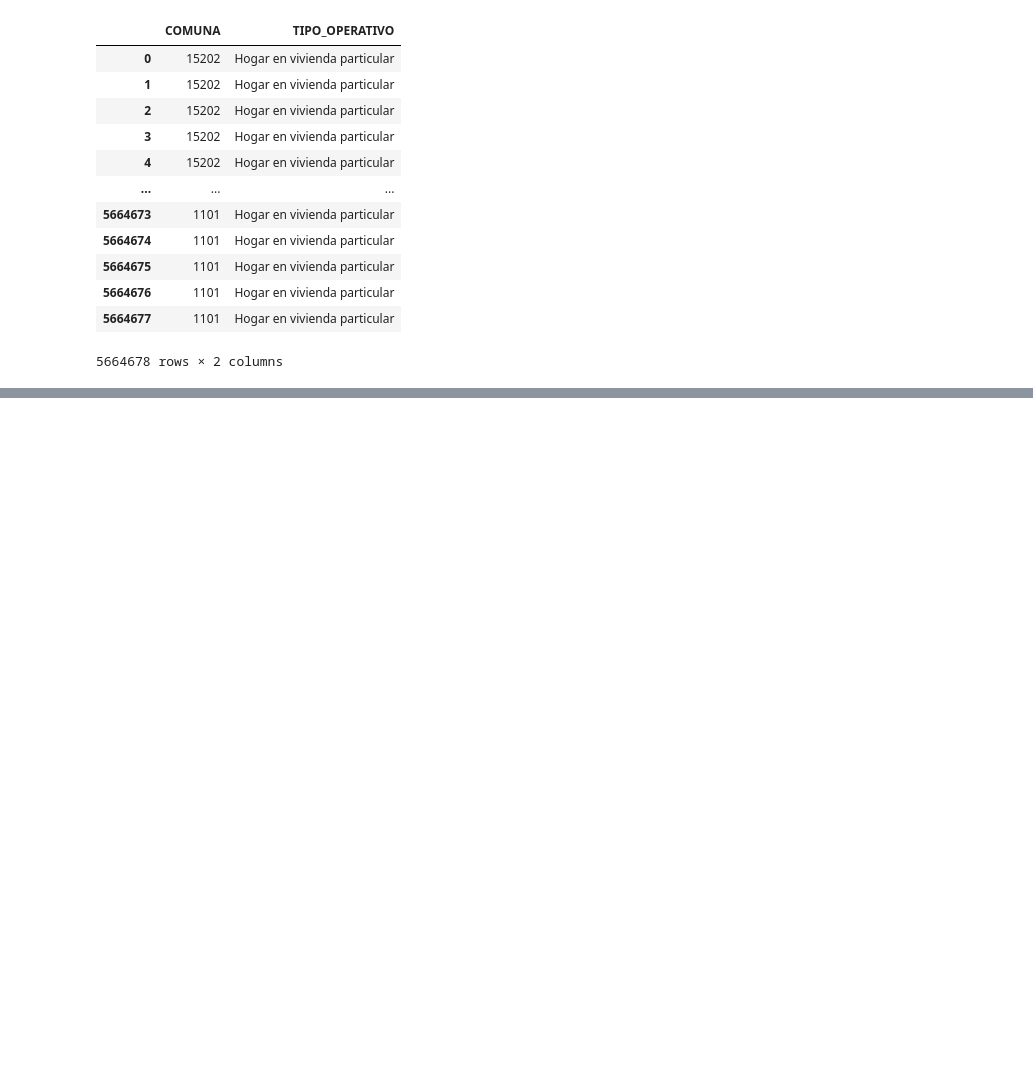
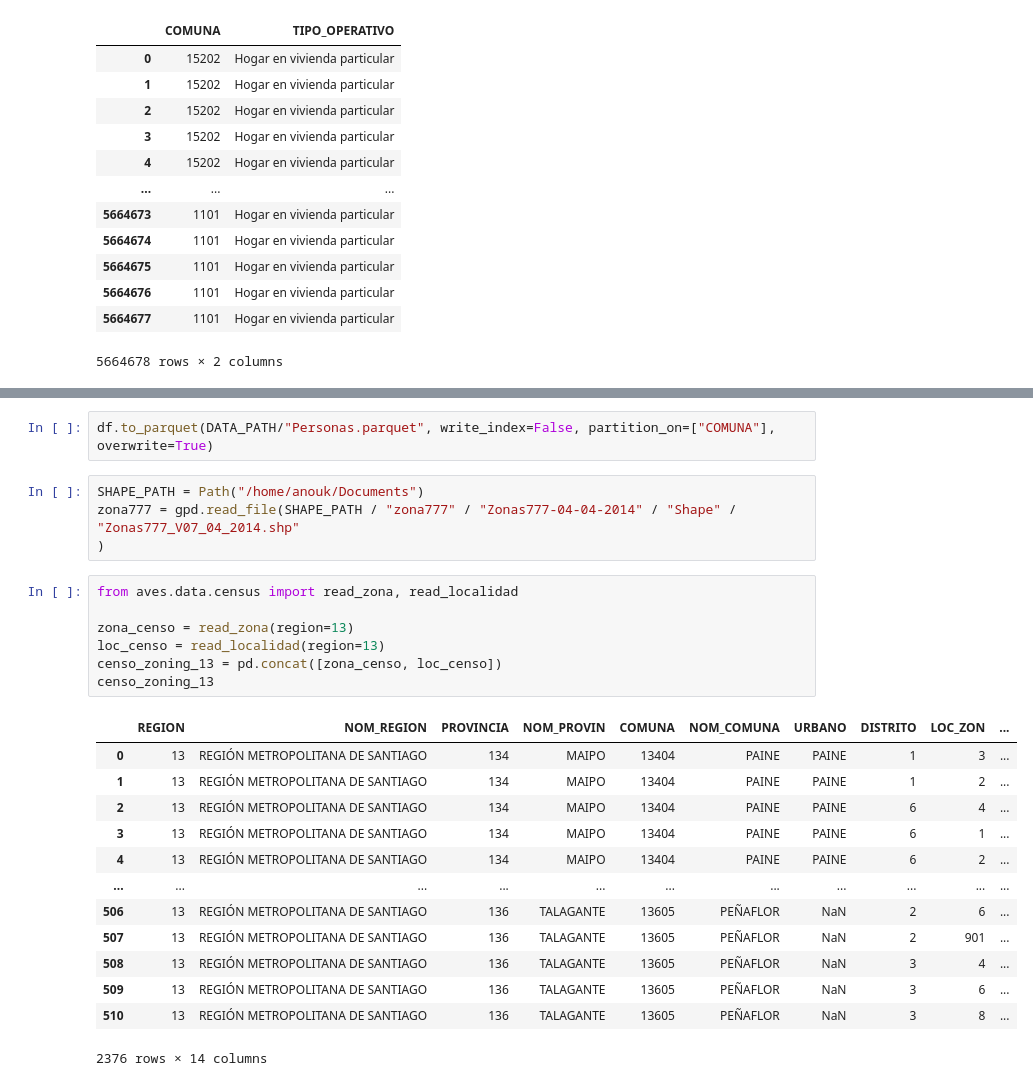
Before and after one commit to zorzalerrante/aves, a Jupyter notebook: pruebas.ipynb, the cells around one changed output, grey strips where cells are left out. Cells and saved outputs as stored; diff of their text form; blank space fills up the shorter version.

```diff
--- a/pruebas.ipynb
+++ b/pruebas.ipynb
@@ -106,0 +605,27 @@ df_p
+# %%
+df.to_parquet(DATA_PATH/"Personas.parquet", write_index=False, partition_on=["COMUNA"], overwrite=True)
+# %%
+SHAPE_PATH = Path("/home/anouk/Documents")
+zona777 = gpd.read_file(SHAPE_PATH / "zona777" / "Zonas777-04-04-2014" / "Shape" / "Zonas777_V07_04_2014.shp"
+)
+# %%
+from aves.data.census import read_zona, read_localidad
+
+zona_censo = read_zona(region=13)
+loc_censo = read_localidad(region=13)
+censo_zoning_13 = pd.concat([zona_censo, loc_censo])
+censo_zoning_13
+# %% [output]
+|  | REGION | NOM_REGION | PROVINCIA | NOM_PROVIN | COMUNA | NOM_COMUNA | URBANO | DISTRITO | LOC_ZON | ... |
+| 0 | 13 | REGIÓN METROPOLITANA DE SANTIAGO | 134 | MAIPO | 13404 | PAINE | PAINE | 1 | 3 | ... |
+| 1 | 13 | REGIÓN METROPOLITANA DE SANTIAGO | 134 | MAIPO | 13404 | PAINE | PAINE | 1 | 2 | ... |
+| 2 | 13 | REGIÓN METROPOLITANA DE SANTIAGO | 134 | MAIPO | 13404 | PAINE | PAINE | 6 | 4 | ... |
+| 3 | 13 | REGIÓN METROPOLITANA DE SANTIAGO | 134 | MAIPO | 13404 | PAINE | PAINE | 6 | 1 | ... |
+| 4 | 13 | REGIÓN METROPOLITANA DE SANTIAGO | 134 | MAIPO | 13404 | PAINE | PAINE | 6 | 2 | ... |
+| ... | ... | ... | ... | ... | ... | ... | ... | ... | ... | ... |
+| 506 | 13 | REGIÓN METROPOLITANA DE SANTIAGO | 136 | TALAGANTE | 13605 | PEÑAFLOR | NaN | 2 | 6 | ... |
+| 507 | 13 | REGIÓN METROPOLITANA DE SANTIAGO | 136 | TALAGANTE | 13605 | PEÑAFLOR | NaN | 2 | 901 | ... |
+| 508 | 13 | REGIÓN METROPOLITANA DE SANTIAGO | 136 | TALAGANTE | 13605 | PEÑAFLOR | NaN | 3 | 4 | ... |
+| 509 | 13 | REGIÓN METROPOLITANA DE SANTIAGO | 136 | TALAGANTE | 13605 | PEÑAFLOR | NaN | 3 | 6 | ... |
+| 510 | 13 | REGIÓN METROPOLITANA DE SANTIAGO | 136 | TALAGANTE | 13605 | PEÑAFLOR | NaN | 3 | 8 | ... |
+2376 rows × 14 columns
```
Also changed, not shown: parts of 66 cells of this notebook, 1 other file.
